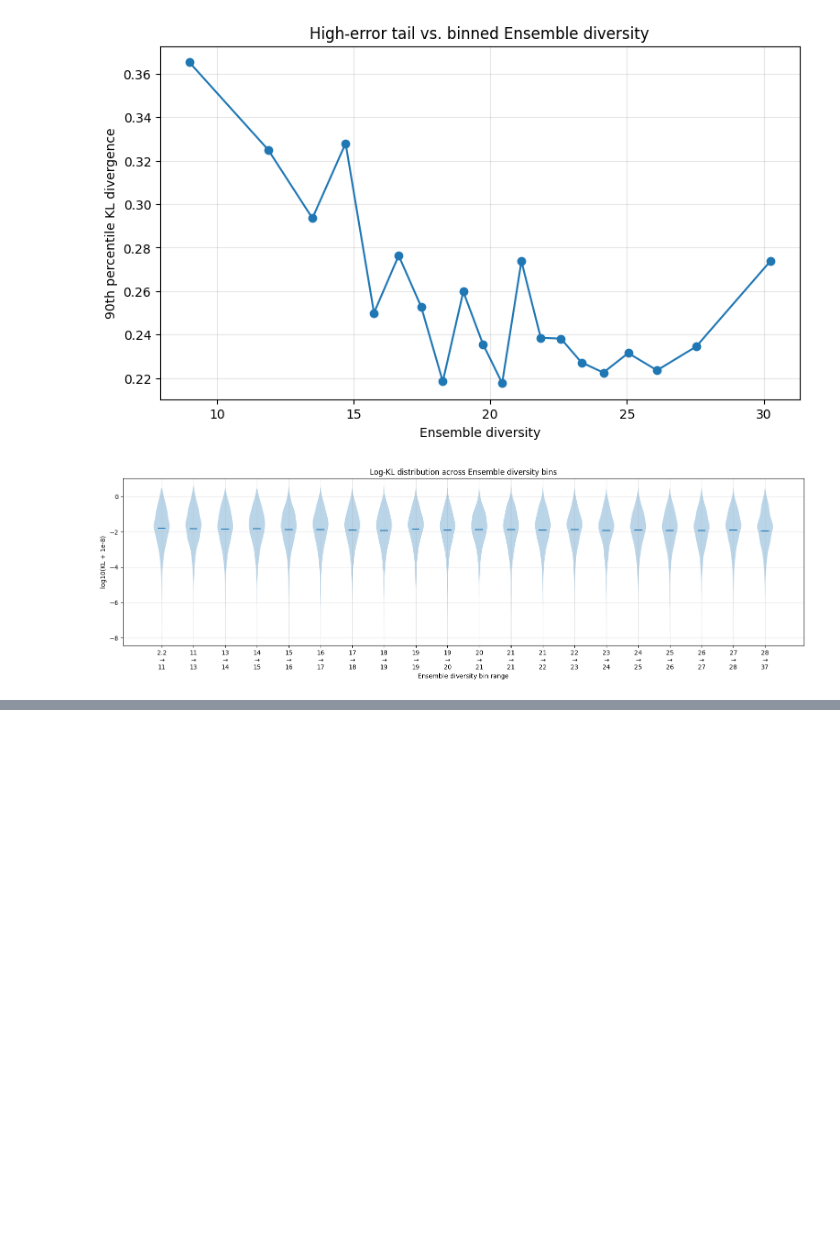
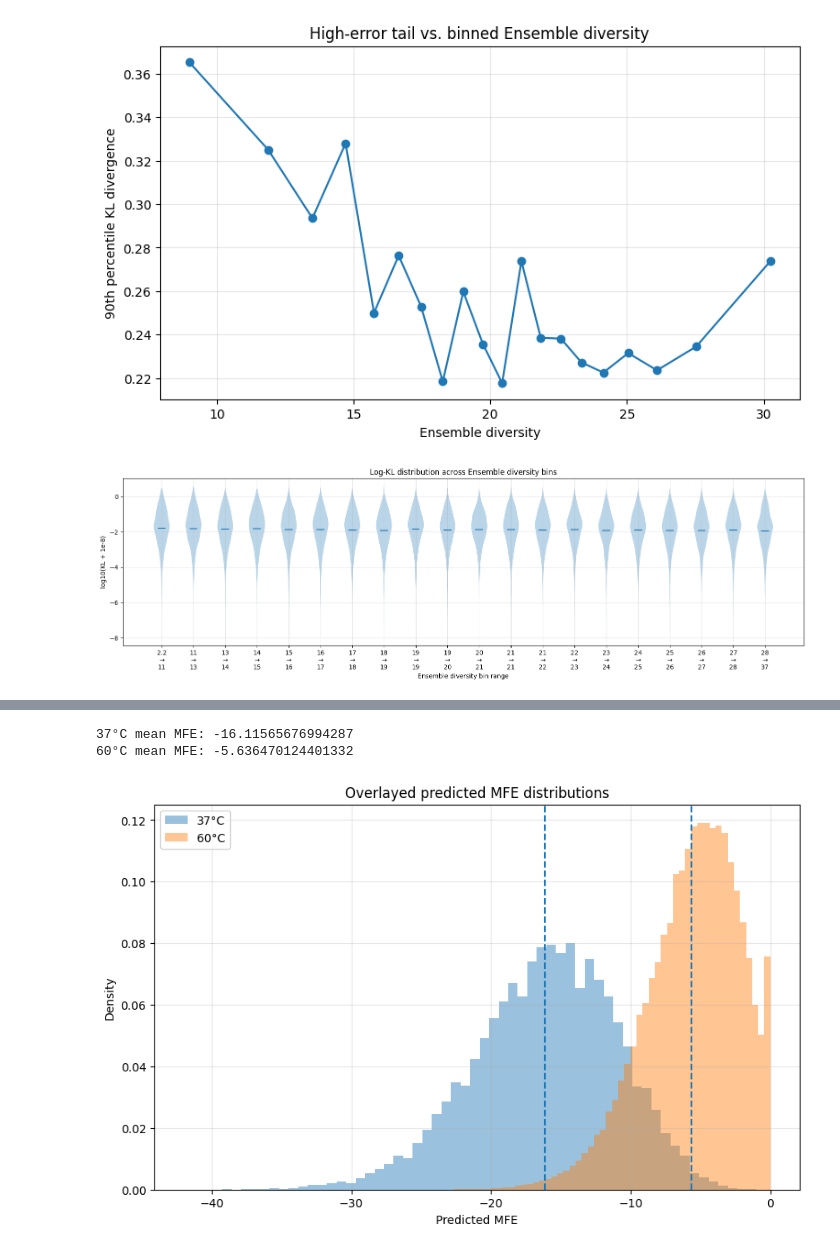
Before and after one commit to log2718/interpretable-splicing-model-torch, a Jupyter notebook: performance/vienna_60_data.ipynb, the cells around one changed output, grey strips where cells are left out. Cells and saved outputs as stored; diff of their text form; code cells hidden in the pictures; blank space fills up the shorter version.

```diff
--- a/performance/vienna_60_data.ipynb
+++ b/performance/vienna_60_data.ipynb
@@ -369,0 +1094,57 @@ for feature, feature_label in features.items():
+# %%
+import pandas as pd
+import numpy as np
+import matplotlib.pyplot as plt
+
+# -----------------------------
+# Load datasets
+# -----------------------------
+df37 = pd.read_csv("../data/test_data_rna_structure.csv")
+df60 = pd.read_csv("../data/test_vienna60_annotated.csv")
+
+# -----------------------------
+# Create figure
+# -----------------------------
+plt.figure(figsize=(10, 6))
+
+# 37C histogram
+plt.hist(
+    df37["predicted_mfe"],
+    bins=60,
+    density=True,
+    alpha=0.45,
+    label="37°C",
+)
+
+# 60C histogram
+plt.hist(
+    df60["predicted_MFE"],
+    bins=60,
+    density=True,
+    alpha=0.45,
+    label="60°C",
+)
+
+# -----------------------------
+# Styling
+# -----------------------------
+plt.xlabel("Predicted MFE")
+plt.ylabel("Density")
+plt.title("Overlayed predicted MFE distributions")
+plt.legend()
+
+# Optional vertical mean lines
+plt.axvline(df37["predicted_mfe"].mean(), linestyle="--")
+plt.axvline(df60["predicted_MFE"].mean(), linestyle="--")
+
+plt.grid(alpha=0.3)
+
+# Print means
+print("37°C mean MFE:", df37["predicted_mfe"].mean())
+print("60°C mean MFE:", df60["predicted_MFE"].mean())
+
+plt.show()
+# %% [output]
+37°C mean MFE: -16.11565676994287
+60°C mean MFE: -5.636470124401332
+[figure, added]
```
Also changed, not shown: parts of 7 cells of this notebook, 1 other file.
